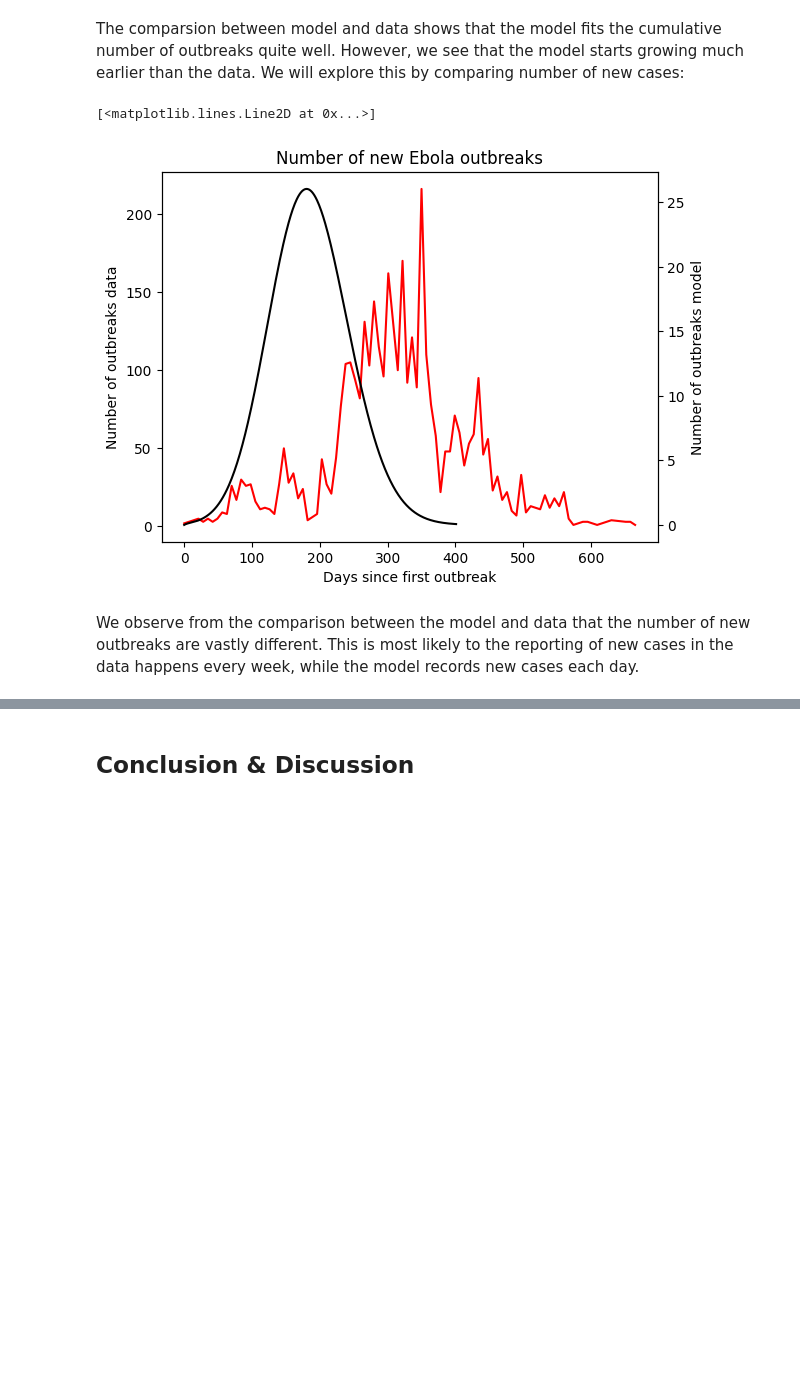
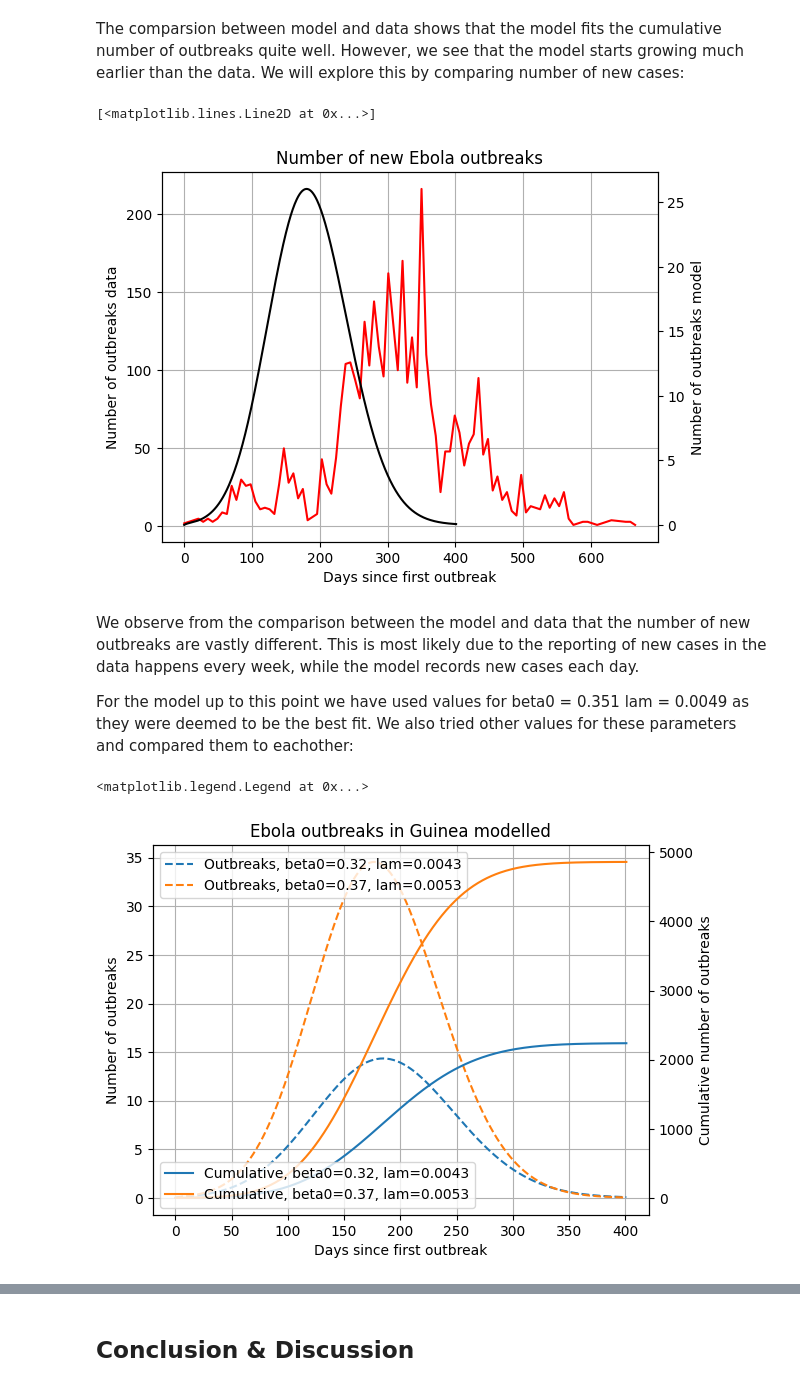
Before and after one commit to hoyes127/MOD300_Project_2, a Jupyter notebook: project2.ipynb, the cells around one changed output, grey strips where cells are left out. Saved outputs shown, nothing was run; the diff lists cells and outputs as text; code cells hidden in the pictures; blank space fills up the shorter version.

```diff
--- a/project2.ipynb
+++ b/project2.ipynb
@@ -153,12 +192,42 @@ ax1.set_xlabel("Days since first outbreak")
 ax1.set_ylabel("Number of outbreaks data")
 ax2 = ax1.twinx()
 ax2.set_ylabel("Number of outbreaks model")
+ax1.grid()
 
 
 ax1.plot(df["Days"], df["NumOutbreaks"], fillstyle="none", color="red")
 ax2.plot(t, new_outbreaks, fillstyle="none", color="black")
 # %% [output]
 [<matplotlib.lines.Line2D at 0x...>]
-[figure, old version]
+[figure, new version]
 # %% [markdown]
-We observe from the comparison between the model and data that the number of new outbreaks are vastly different. This is most likely to the reporting of new cases in the data happens every week, while the model records new cases each day.
+We observe from the comparison between the model and data that the number of new outbreaks are vastly different. This is most likely due to the reporting of new cases in the data happens every week, while the model records new cases each day.
+
+For the model up to this point we have used values for beta0 = 0.351 lam = 0.0049 as they were deemed to be the best fit. We also tried other values for these parameters and compared them to eachother:
+# %%
+t, c = ode_solver(t0=t0, t_final=t_final, c0=[1e7, 0, 1, 0], dt=dt, f=ebola, beta0=0.32, lam=0.0043)
+
+beta0_lam_set = [(0.32, 0.0043), (0.37, 0.0053)]
+
+_, ax1 = plt.subplots()
+plt.title(f"Ebola outbreaks in Guinea modelled")
+ax1.set_xlabel("Days since first outbreak")
+ax1.set_ylabel("Number of outbreaks")
+ax2 = ax1.twinx()
+ax2.set_ylabel("Cumulative number of outbreaks")
+ax1.grid()
+
+for beta0, lam in beta0_lam_set:
+    t, c = ode_solver(t0=t0, t_final=t_final, c0=[1e7, 0, 1, 0], dt=dt, f=ebola, beta0=beta0, lam=lam)
+    S, E, Z, R = c.T
+    cumulative_cases = Z + R
+    new_outbreaks = (1/9.7) * E
+
+    ax1.plot(t, new_outbreaks, label=f"Outbreaks, beta0={beta0}, lam={lam}", fillstyle="none", linestyle="--")
+    ax2.plot(t, cumulative_cases, label=f"Cumulative, beta0={beta0}, lam={lam}")
+
+ax1.legend(loc="upper left")
+ax2.legend(loc="lower left")
+# %% [output]
+<matplotlib.legend.Legend at 0x...>
+[figure, added]
```
Also changed, not shown: parts of 10 cells of this notebook.
